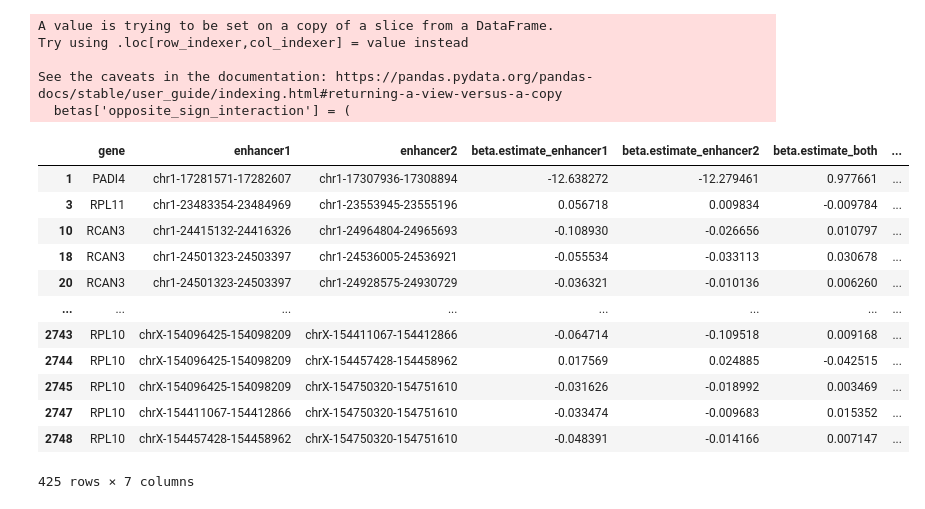
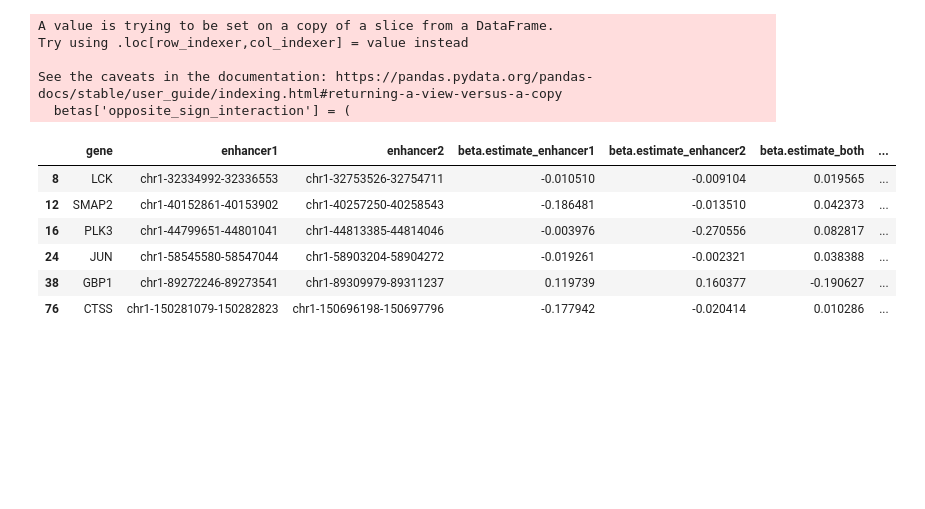
Before and after one commit to ANNIZHENG/CDS-2024-Fall-Capstone, a Jupyter notebook: workflow/scripts/result_analysis.ipynb, the cells around one changed output. Saved outputs shown, nothing was run; the diff lists cells and outputs as text; code cells hidden in the pictures; blank space fills up the shorter version.

```diff
--- a/workflow/scripts/result_analysis.ipynb
+++ b/workflow/scripts/result_analysis.ipynb
@@ -26,0 +11,3 @@ enhancer1
+# %%
+interaction[['enhancer1', 'enhancer2']] = interaction['enhancers'].str.split('_', expand=True)
+interaction = interaction.drop(columns=['enhancers'])
@@ -26,0 +28,5 @@ enhancer1
+# %%
+merged_df = pd.merge(enhancer1, enhancer2, left_on=['gene_1','enhancer1_1', 'enhancer2_1'],
+                     right_on=['gene_2','enhancer1_2', 'enhancer2_2'])
+merged_df = pd.merge(merged_df, interaction, left_on=['gene_1','enhancer1_1', 'enhancer2_1'],
+                     right_on=['gene','enhancer1', 'enhancer2'])
@@ -27,12 +57,14 @@ enhancer1
 # %%
-merged_df = pd.concat([enhancer1, enhancer2, interaction], axis=1, ignore_index=True)
-merged_df = merged_df[[0,1,7, 2,3,4,5,8,9,10,11,14,15,16,17]]
+#merged_df = pd.concat([enhancer1, enhancer2, interaction], axis=1, ignore_index=True)
+merged_df = merged_df[['gene_1', 'enhancer1_1', 'enhancer2_1', 'intercept_1',
+       'beta.estimate_1', 'beta.pvalue_1', 'bootstrap.pvalue_1', 'intercept_2', 'beta.estimate_2',
+       'beta.pvalue_2', 'bootstrap.pvalue_2', 'intercept',
+       'beta.estimate', 'beta.pvalue', 'bootstrap.pvalue']]
 merged_df.columns = ['gene', 'enhancer1', 'enhancer2', 'intercept_enhancer1', 'beta.estimate_enhancer1',
         'beta.pvalue_enhancer1',
        'bootstrap.pvalue_enhancer1','intercept_enhancer2', 'beta.estimate_enhancer2',
         'beta.pvalue_enhancer2',
        'bootstrap.pvalue_enhancer2','intercept_both', 'beta.estimate_both',  'beta.pvalue_both',
        'bootstrap.pvalue_both']
-merged_df
 # %% [output]
 |  | gene | enhancer1 | enhancer2 | intercept_enhancer1 | beta.estimate_enhancer1 | beta.pvalue_enhancer1 | ... |
@@ -51,6 +83,6 @@ merged_df
 # %%
-significant = merged_df
+significant = merged_df[(merged_df['beta.pvalue_enhancer1'] >= 0.05) & (merged_df['beta.pvalue_enhancer2'] >= 0.05) &
+                        (merged_df['beta.pvalue_both'] >= 0.05)]
 #filter out based on pvalues
-significant
 # %% [output]
 |  | gene | enhancer1 | enhancer2 | intercept_enhancer1 | beta.estimate_enhancer1 | beta.pvalue_enhancer1 | ... |
@@ -86,30 +125,23 @@ betas
 # %%
 betas['opposite_sign_interaction'] = (
     ((betas['beta.estimate_enhancer1'] > 0) & (betas['beta.estimate_enhancer2'] > 0) & (betas['beta.estimate_both'] < 0)) |
     ((betas['beta.estimate_enhancer1'] < 0) & (betas['beta.estimate_enhancer2'] < 0) & (betas['beta.estimate_both'] > 0))
 )
 
 opposite_sign = betas[betas['opposite_sign_interaction']]
-opposite_sign
 # %% [output]
 A value is trying to be set on a copy of a slice from a DataFrame.
 Try using .loc[row_indexer,col_indexer] = value instead
 
 See the caveats in the documentation: https://pandas.pydata.org/pandas-docs/stable/user_guide/indexing.html#returning-a-view-versus-a-copy
   betas['opposite_sign_interaction'] = (
 |  | gene | enhancer1 | enhancer2 | beta.estimate_enhancer1 | beta.estimate_enhancer2 | beta.estimate_both | ... |
-| 1 | PADI4 | chr1-17281571-17282607 | chr1-17307936-17308894 | -12.638272 | -12.279461 | 0.977661 | ... |
-| 3 | RPL11 | chr1-23483354-23484969 | chr1-23553945-23555196 | 0.056718 | 0.009834 | -0.009784 | ... |
-| 10 | RCAN3 | chr1-24415132-24416326 | chr1-24964804-24965693 | -0.108930 | -0.026656 | 0.010797 | ... |
-| 18 | RCAN3 | chr1-24501323-24503397 | chr1-24536005-24536921 | -0.055534 | -0.033113 | 0.030678 | ... |
-| 20 | RCAN3 | chr1-24501323-24503397 | chr1-24928575-24930729 | -0.036321 | -0.010136 | 0.006260 | ... |
-| ... | ... | ... | ... | ... | ... | ... | ... |
-| 2743 | RPL10 | chrX-154096425-154098209 | chrX-154411067-154412866 | -0.064714 | -0.109518 | 0.009168 | ... |
-| 2744 | RPL10 | chrX-154096425-154098209 | chrX-154457428-154458962 | 0.017569 | 0.024885 | -0.042515 | ... |
-| 2745 | RPL10 | chrX-154096425-154098209 | chrX-154750320-154751610 | -0.031626 | -0.018992 | 0.003469 | ... |
-| 2747 | RPL10 | chrX-154411067-154412866 | chrX-154750320-154751610 | -0.033474 | -0.009683 | 0.015352 | ... |
-| 2748 | RPL10 | chrX-154457428-154458962 | chrX-154750320-154751610 | -0.048391 | -0.014166 | 0.007147 | ... |
+| 8 | LCK | chr1-32334992-32336553 | chr1-32753526-32754711 | -0.010510 | -0.009104 | 0.019565 | ... |
+| 12 | SMAP2 | chr1-40152861-40153902 | chr1-40257250-40258543 | -0.186481 | -0.013510 | 0.042373 | ... |
+| 16 | PLK3 | chr1-44799651-44801041 | chr1-44813385-44814046 | -0.003976 | -0.270556 | 0.082817 | ... |
+| 24 | JUN | chr1-58545580-58547044 | chr1-58903204-58904272 | -0.019261 | -0.002321 | 0.038388 | ... |
+| 38 | GBP1 | chr1-89272246-89273541 | chr1-89309979-89311237 | 0.119739 | 0.160377 | -0.190627 | ... |
+| 76 | CTSS | chr1-150281079-150282823 | chr1-150696198-150697796 | -0.177942 | -0.020414 | 0.010286 | ... |
-425 rows × 7 columns
 # %%
 import seaborn as sns
 import matplotlib.pyplot as plt
```
Also changed, not shown: parts of 10 cells of this notebook, 5 other files.
